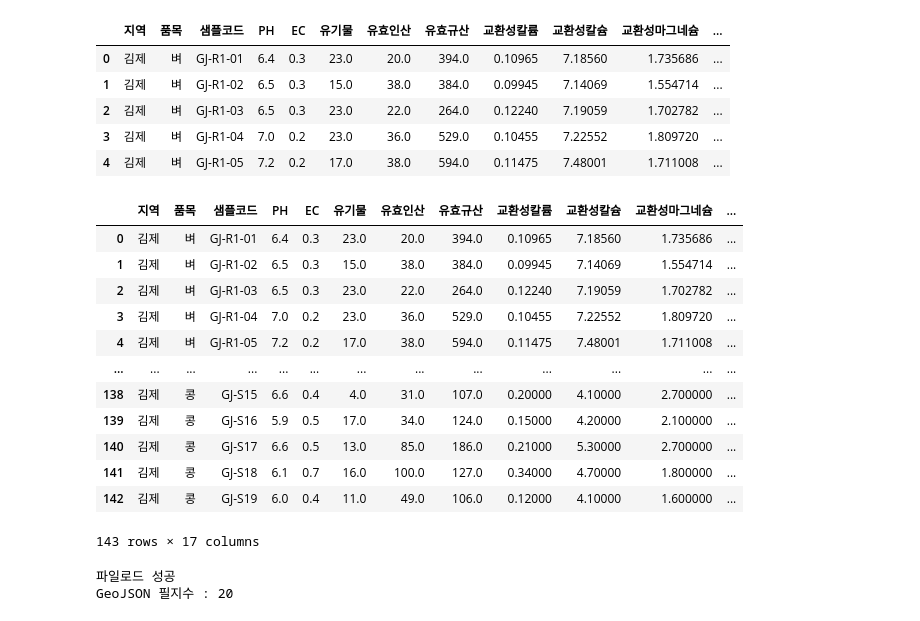
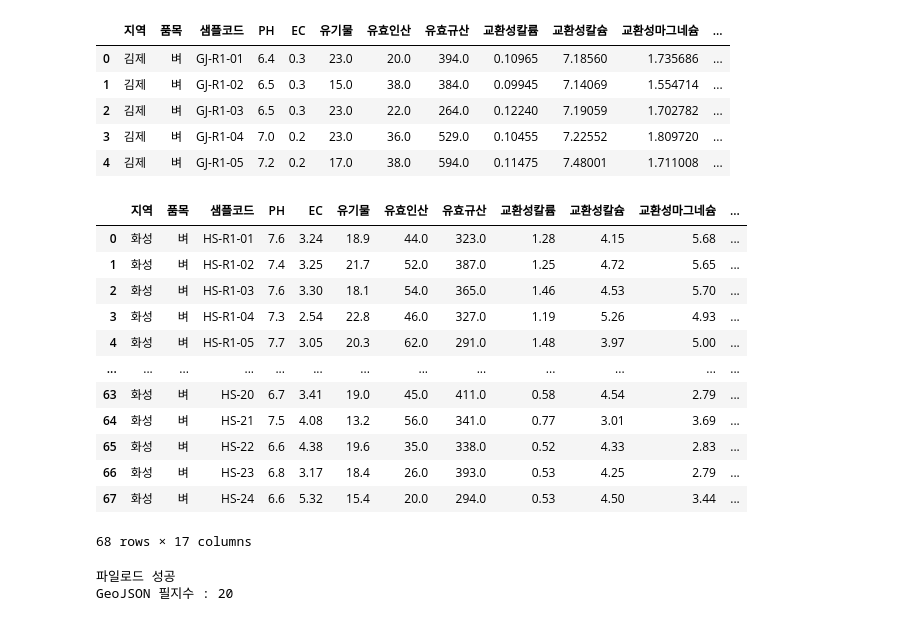
Before and after one commit to sirasony35/soil_analysis, a Jupyter notebook: soil_analysis_deep.ipynb, the cells around one changed output. Drawn from its saved outputs; the diff is of its cells as text; code cells hidden in the pictures.

```diff
--- a/soil_analysis_deep.ipynb
+++ b/soil_analysis_deep.ipynb
@@ -13,20 +13,20 @@ data_sheet.head(5)
 | 3 | 김제 | 벼 | GJ-R1-04 | 7.0 | 0.2 | 23.0 | 36.0 | 529.0 | 0.10455 | 7.22552 | 1.809720 | ... |
 | 4 | 김제 | 벼 | GJ-R1-05 | 7.2 | 0.2 | 17.0 | 38.0 | 594.0 | 0.11475 | 7.48001 | 1.711008 | ... |
 # %%
-gj_df = data_sheet[data_sheet['지역'] == '김제'].reset_index(drop=True)
-gj_df
+hw_df = data_sheet[data_sheet['지역'] == '화성'].reset_index(drop=True)
+hw_df
 # %% [output]
 |  | 지역 | 품목 | 샘플코드 | PH | EC | 유기물 | 유효인산 | 유효규산 | 교환성칼륨 | 교환성칼슘 | 교환성마그네슘 | ... |
-| 0 | 김제 | 벼 | GJ-R1-01 | 6.4 | 0.3 | 23.0 | 20.0 | 394.0 | 0.10965 | 7.18560 | 1.735686 | ... |
-| 1 | 김제 | 벼 | GJ-R1-02 | 6.5 | 0.3 | 15.0 | 38.0 | 384.0 | 0.09945 | 7.14069 | 1.554714 | ... |
-| 2 | 김제 | 벼 | GJ-R1-03 | 6.5 | 0.3 | 23.0 | 22.0 | 264.0 | 0.12240 | 7.19059 | 1.702782 | ... |
-| 3 | 김제 | 벼 | GJ-R1-04 | 7.0 | 0.2 | 23.0 | 36.0 | 529.0 | 0.10455 | 7.22552 | 1.809720 | ... |
-| 4 | 김제 | 벼 | GJ-R1-05 | 7.2 | 0.2 | 17.0 | 38.0 | 594.0 | 0.11475 | 7.48001 | 1.711008 | ... |
+| 0 | 화성 | 벼 | HS-R1-01 | 7.6 | 3.24 | 18.9 | 44.0 | 323.0 | 1.28 | 4.15 | 5.68 | ... |
+| 1 | 화성 | 벼 | HS-R1-02 | 7.4 | 3.25 | 21.7 | 52.0 | 387.0 | 1.25 | 4.72 | 5.65 | ... |
+| 2 | 화성 | 벼 | HS-R1-03 | 7.6 | 3.30 | 18.1 | 54.0 | 365.0 | 1.46 | 4.53 | 5.70 | ... |
+| 3 | 화성 | 벼 | HS-R1-04 | 7.3 | 2.54 | 22.8 | 46.0 | 327.0 | 1.19 | 5.26 | 4.93 | ... |
+| 4 | 화성 | 벼 | HS-R1-05 | 7.7 | 3.05 | 20.3 | 62.0 | 291.0 | 1.48 | 3.97 | 5.00 | ... |
 | ... | ... | ... | ... | ... | ... | ... | ... | ... | ... | ... | ... | ... |
-| 138 | 김제 | 콩 | GJ-S15 | 6.6 | 0.4 | 4.0 | 31.0 | 107.0 | 0.20000 | 4.10000 | 2.700000 | ... |
-| 139 | 김제 | 콩 | GJ-S16 | 5.9 | 0.5 | 17.0 | 34.0 | 124.0 | 0.15000 | 4.20000 | 2.100000 | ... |
-| 140 | 김제 | 콩 | GJ-S17 | 6.6 | 0.5 | 13.0 | 85.0 | 186.0 | 0.21000 | 5.30000 | 2.700000 | ... |
-| 141 | 김제 | 콩 | GJ-S18 | 6.1 | 0.7 | 16.0 | 100.0 | 127.0 | 0.34000 | 4.70000 | 1.800000 | ... |
-| 142 | 김제 | 콩 | GJ-S19 | 6.0 | 0.4 | 11.0 | 49.0 | 106.0 | 0.12000 | 4.10000 | 1.600000 | ... |
+| 63 | 화성 | 벼 | HS-20 | 6.7 | 3.41 | 19.0 | 45.0 | 411.0 | 0.58 | 4.54 | 2.79 | ... |
+| 64 | 화성 | 벼 | HS-21 | 7.5 | 4.08 | 13.2 | 56.0 | 341.0 | 0.77 | 3.01 | 3.69 | ... |
+| 65 | 화성 | 벼 | HS-22 | 6.6 | 4.38 | 19.6 | 35.0 | 338.0 | 0.52 | 4.33 | 2.83 | ... |
+| 66 | 화성 | 벼 | HS-23 | 6.8 | 3.17 | 18.4 | 26.0 | 393.0 | 0.53 | 4.25 | 2.79 | ... |
+| 67 | 화성 | 벼 | HS-24 | 6.6 | 5.32 | 15.4 | 20.0 | 294.0 | 0.53 | 4.50 | 3.44 | ... |
-143 rows × 17 columns
+68 rows × 17 columns
 # %%
```
Also changed, not shown: parts of 12 cells of this notebook, 5 other files.
